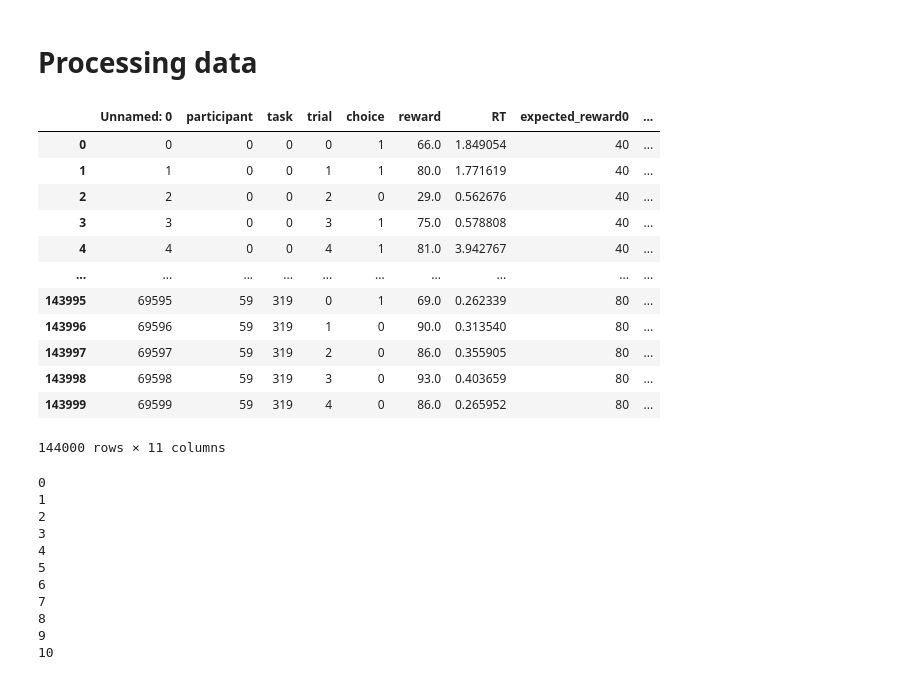
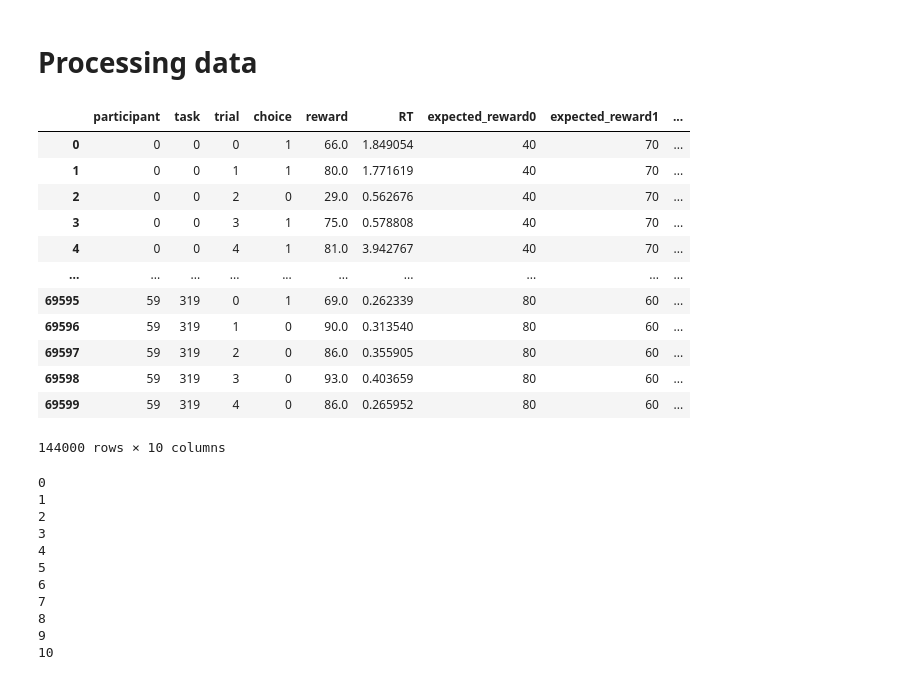
Before and after one commit to Zak-Hussain/LLM4BeSci, a Jupyter notebook: choice/choice.ipynb, the cells around one changed output. Saved outputs shown, nothing was run; the diff lists cells and outputs as text; code cells hidden in the pictures.

```diff
--- a/choice/choice.ipynb
+++ b/choice/choice.ipynb
@@ -18,22 +18,22 @@ from datasets import Dataset
 from transformers import AutoTokenizer
 # %%
 # Reading in the .csv data
-df = pd.read_csv('choice_data.csv')
+df = pd.read_csv('choice_data.csv', index_col=0)
 df
 # %% [output]
-|  | Unnamed: 0 | participant | task | trial | choice | reward | RT | expected_reward0 | ... |
-| 0 | 0 | 0 | 0 | 0 | 1 | 66.0 | 1.849054 | 40 | ... |
-| 1 | 1 | 0 | 0 | 1 | 1 | 80.0 | 1.771619 | 40 | ... |
-| 2 | 2 | 0 | 0 | 2 | 0 | 29.0 | 0.562676 | 40 | ... |
-| 3 | 3 | 0 | 0 | 3 | 1 | 75.0 | 0.578808 | 40 | ... |
-| 4 | 4 | 0 | 0 | 4 | 1 | 81.0 | 3.942767 | 40 | ... |
+|  | participant | task | trial | choice | reward | RT | expected_reward0 | expected_reward1 | ... |
+| 0 | 0 | 0 | 0 | 1 | 66.0 | 1.849054 | 40 | 70 | ... |
+| 1 | 0 | 0 | 1 | 1 | 80.0 | 1.771619 | 40 | 70 | ... |
+| 2 | 0 | 0 | 2 | 0 | 29.0 | 0.562676 | 40 | 70 | ... |
+| 3 | 0 | 0 | 3 | 1 | 75.0 | 0.578808 | 40 | 70 | ... |
+| 4 | 0 | 0 | 4 | 1 | 81.0 | 3.942767 | 40 | 70 | ... |
 | ... | ... | ... | ... | ... | ... | ... | ... | ... | ... |
-| 143995 | 69595 | 59 | 319 | 0 | 1 | 69.0 | 0.262339 | 80 | ... |
-| 143996 | 69596 | 59 | 319 | 1 | 0 | 90.0 | 0.313540 | 80 | ... |
-| 143997 | 69597 | 59 | 319 | 2 | 0 | 86.0 | 0.355905 | 80 | ... |
-| 143998 | 69598 | 59 | 319 | 3 | 0 | 93.0 | 0.403659 | 80 | ... |
-| 143999 | 69599 | 59 | 319 | 4 | 0 | 86.0 | 0.265952 | 80 | ... |
+| 69595 | 59 | 319 | 0 | 1 | 69.0 | 0.262339 | 80 | 60 | ... |
+| 69596 | 59 | 319 | 1 | 0 | 90.0 | 0.313540 | 80 | 60 | ... |
+| 69597 | 59 | 319 | 2 | 0 | 86.0 | 0.355905 | 80 | 60 | ... |
+| 69598 | 59 | 319 | 3 | 0 | 93.0 | 0.403659 | 80 | 60 | ... |
+| 69599 | 59 | 319 | 4 | 0 | 86.0 | 0.265952 | 80 | 60 | ... |
-144000 rows × 11 columns
+144000 rows × 10 columns
 # %%
 # Add column with prompts
 num_participants = df.participant.max() + 1
```
Also changed, not shown: parts of 10 cells of this notebook.
